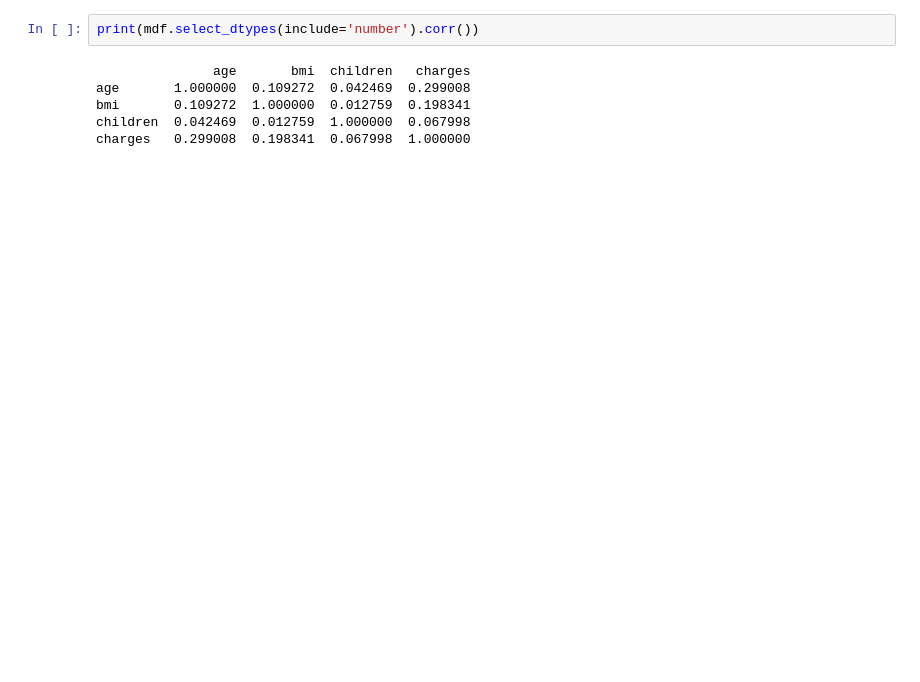
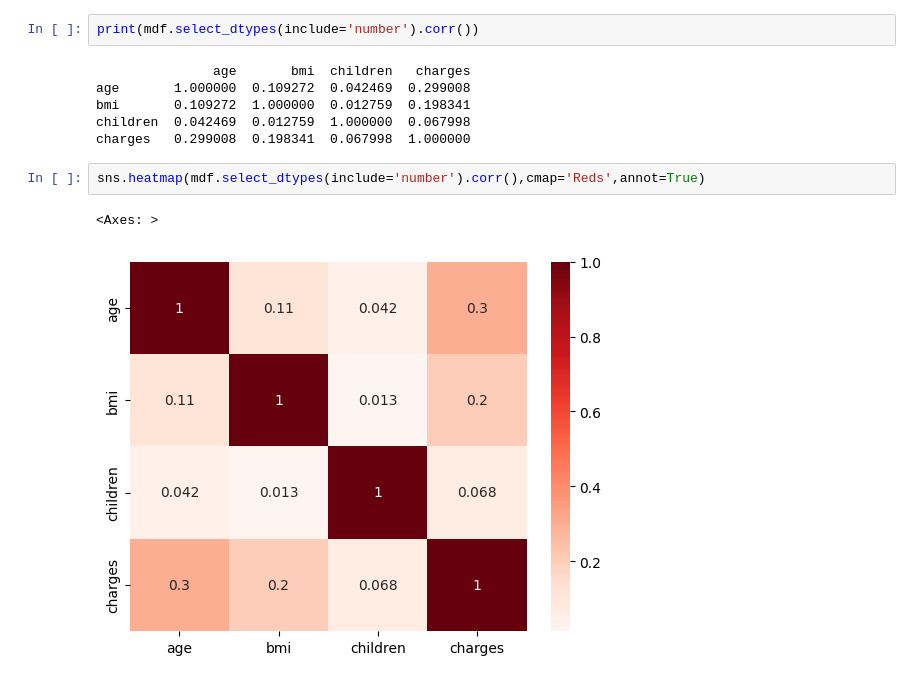
Before and after one commit to abolfazlshahsavaryyy/sklearn, a Jupyter notebook: sklearn.ipynb, the cells around one changed output. Cells and saved outputs as stored; diff of their text form; blank space fills up the shorter version.

```diff
--- a/sklearn.ipynb
+++ b/sklearn.ipynb
@@ -178,3 +178,8 @@ age       1.000000  0.109272  0.042469  0.299008
 bmi       0.109272  1.000000  0.012759  0.198341
 children  0.042469  0.012759  1.000000  0.067998
 charges   0.299008  0.198341  0.067998  1.000000
+# %%
+sns.heatmap(mdf.select_dtypes(include='number').corr(),cmap='Reds',annot=True)
+# %% [output]
+<Axes: >
+[figure, added]
```
Also changed, not shown: parts of 2 cells of this notebook.
